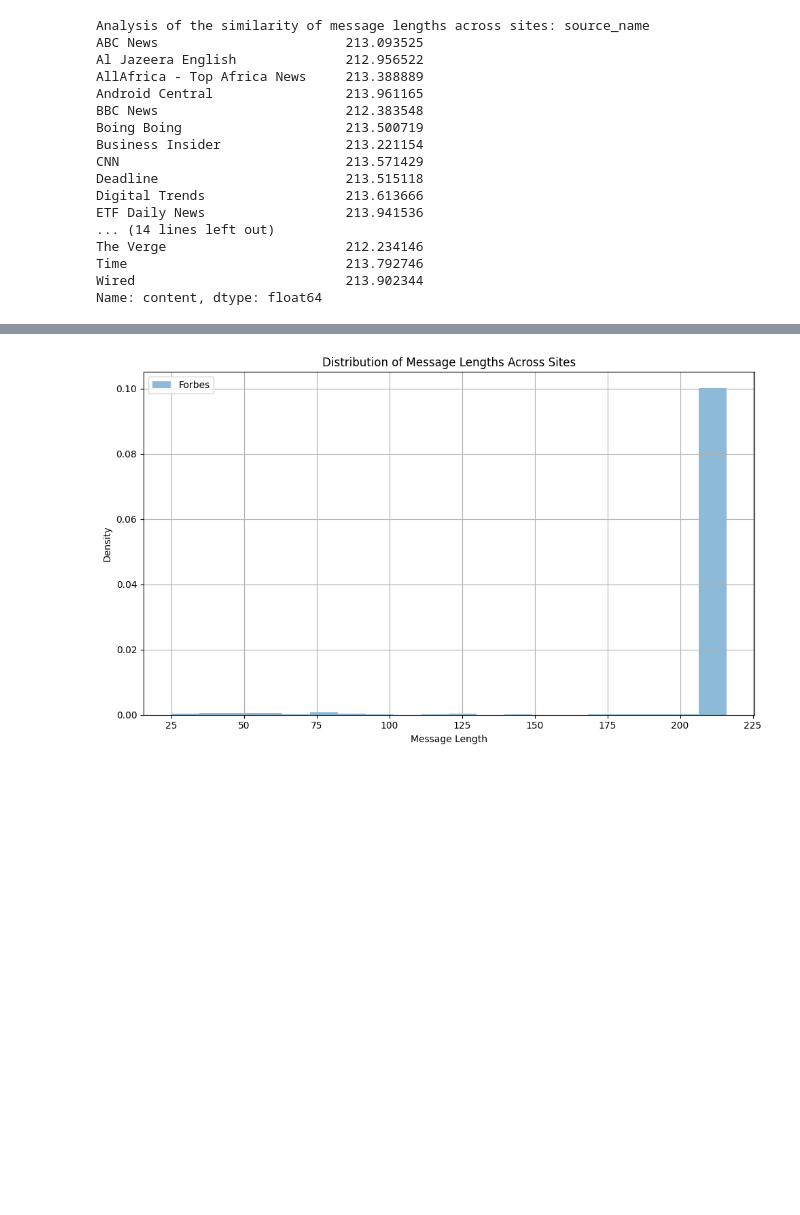
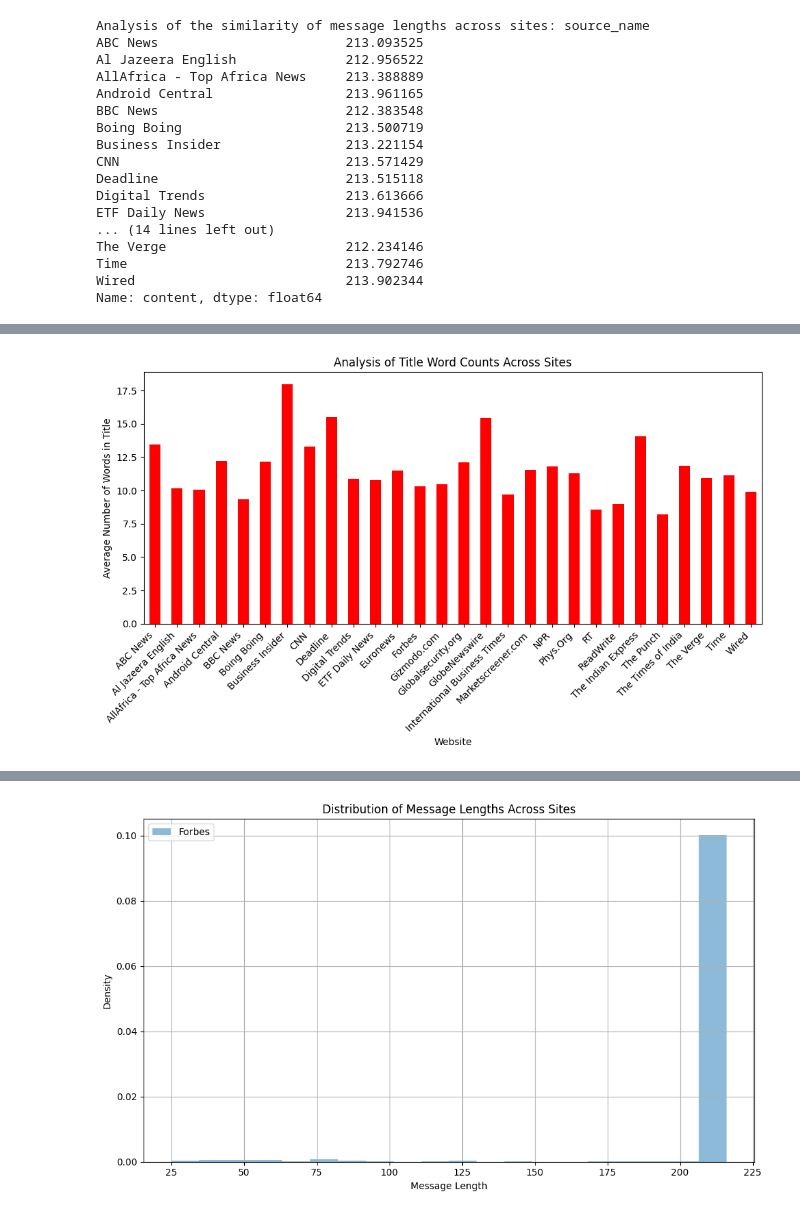
Before and after one commit to slykkkk/news_correlation_10ac_week0, a Jupyter notebook: notebooks/parse_news_data.ipynb, the cells around one changed output, grey strips where cells are left out. Drawn from its saved outputs; the diff is of its cells as text; code cells hidden in the pictures; blank space fills up the shorter version.

```diff
--- a/notebooks/parse_news_data.ipynb
+++ b/notebooks/parse_news_data.ipynb
@@ -270,12 +291,14 @@ print("\nAnalysis of the similarity of the number of words in titles across site
 # %%
 plt.figure(figsize=(10, 6))
-title_word_counts.plot(kind='bar', color='salmon')
+title_word_counts.plot(kind='bar', color='red')
 plt.title('Analysis of Title Word Counts Across Sites')
 plt.xlabel('Website')
 plt.ylabel('Average Number of Words in Title')
 plt.xticks(rotation=45, ha='right')
 plt.tight_layout()
 plt.show()
+# %% [output]
+[figure, added]
 # %%
 # Plotting
 plt.figure(figsize=(10, 6))
```
Also changed, not shown: parts of 8 cells of this notebook.
